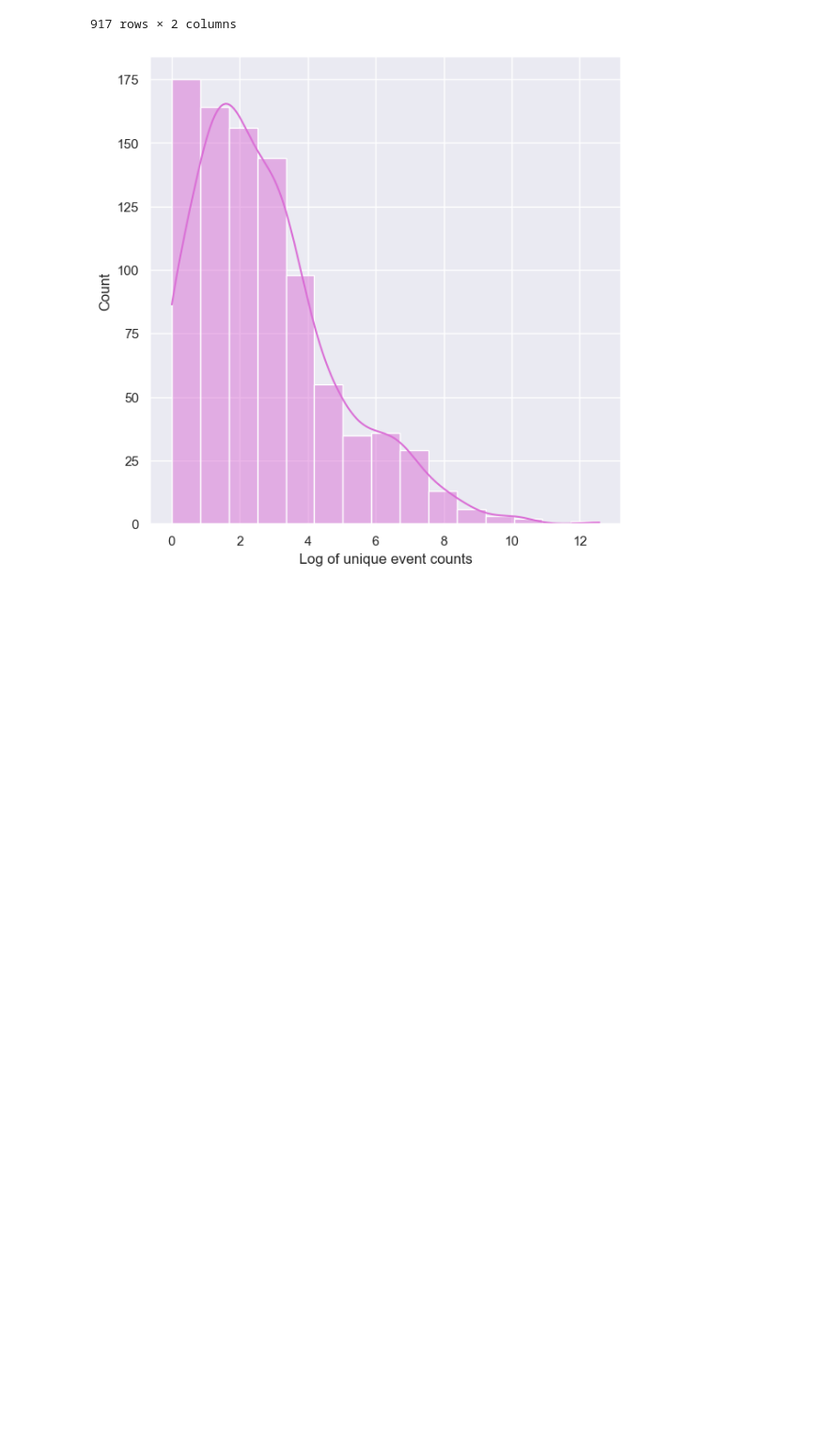
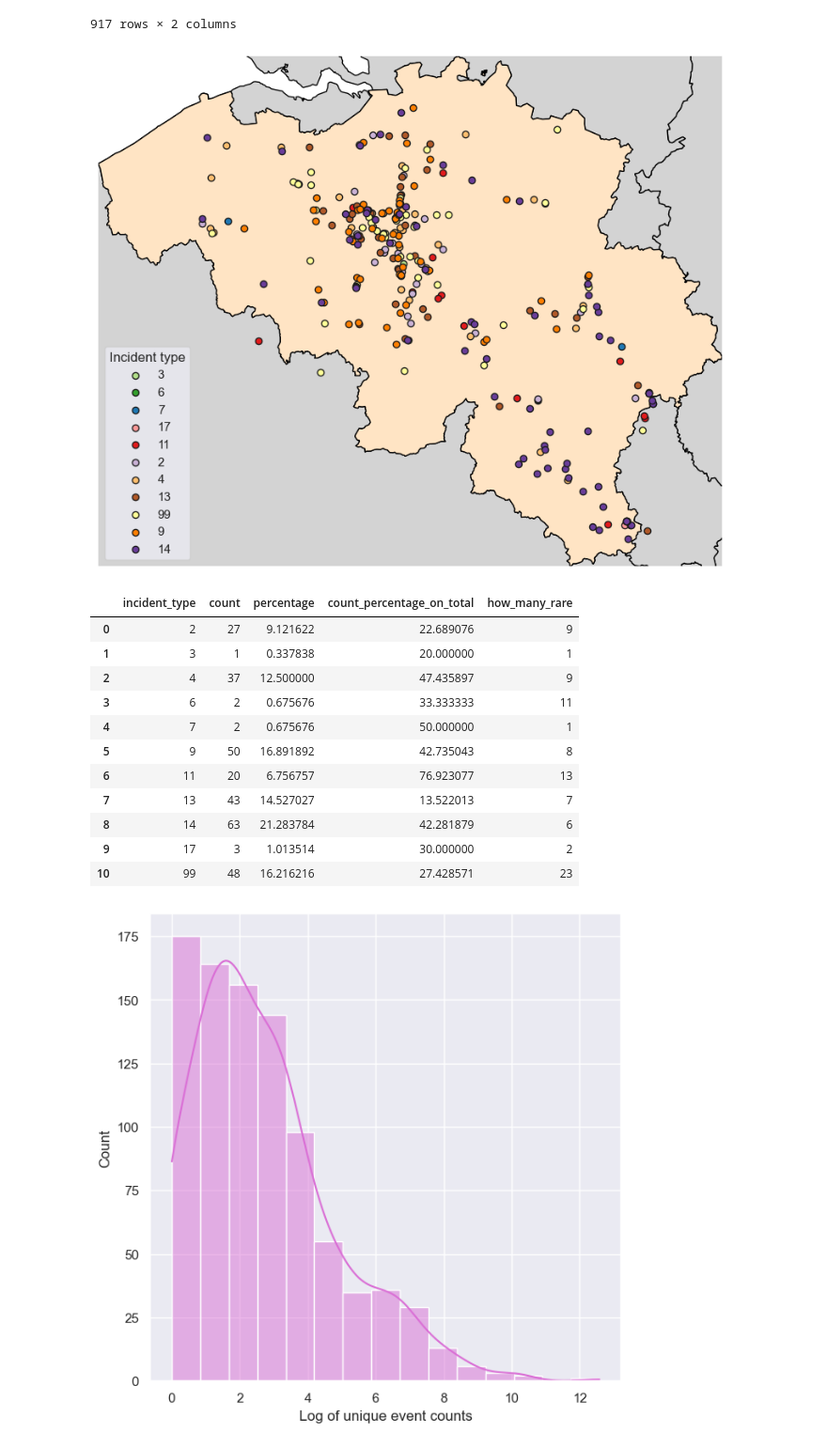
Before and after one commit to Carda01/SNCB_IncidentClassifier, a Jupyter notebook: pre_data_analysis/events_analysis.ipynb, the cells around one changed output. Shown at 94% size. Saved outputs shown, nothing was run; the diff lists cells and outputs as text; code cells hidden in the pictures; blank space fills up the shorter version.

```diff
--- a/pre_data_analysis/events_analysis.ipynb
+++ b/pre_data_analysis/events_analysis.ipynb
@@ -21,6 +21,7 @@ arrify_string_columns(original_df)
 # %% [markdown]
 ## General analysis
 # %%
+IS = IncidentStats(original_df)
 df = deep_copy(original_df)
 
 df['num_events'] = df['events_sequence'].apply(lambda x: len(x))
@@ -127,6 +117,30 @@ display(event_counts)
 | 776 | 1664 | 1 |
 | 916 | 2456 | 1 |
 917 rows × 2 columns
+# %%
+rare_events = set([event for event in event_counts[event_counts.counts_on_total <= 5].event])
+tuples_with_rare_events = df.apply(lambda x: set(x.events_sequence).intersection(rare_events), axis=1)
+df['has_rare'] = tuples_with_rare_events
+df['how_many_rare'] = tuples_with_rare_events.apply(len)
+df_with_rare_events = df[df.how_many_rare > 0]
+stats = IS.get_stats_incidents(df_with_rare_events)
+IS.get_geospatial_summary(df_with_rare_events)
+df_count_rare = df_with_rare_events[['how_many_rare', 'incident_type']]
+pd.merge(stats, df_count_rare.groupby('incident_type').max(), on='incident_type')
+# %% [output]
+[figure, added]
+|  | incident_type | count | percentage | count_percentage_on_total | how_many_rare |
+| 0 | 2 | 27 | 9.121622 | 22.689076 | 9 |
+| 1 | 3 | 1 | 0.337838 | 20.000000 | 1 |
+| 2 | 4 | 37 | 12.500000 | 47.435897 | 9 |
+| 3 | 6 | 2 | 0.675676 | 33.333333 | 11 |
+| 4 | 7 | 2 | 0.675676 | 50.000000 | 1 |
+| 5 | 9 | 50 | 16.891892 | 42.735043 | 8 |
+| 6 | 11 | 20 | 6.756757 | 76.923077 | 13 |
+| 7 | 13 | 43 | 14.527027 | 13.522013 | 7 |
+| 8 | 14 | 63 | 21.283784 | 42.281879 | 6 |
+| 9 | 17 | 3 | 1.013514 | 30.000000 | 2 |
+| 10 | 99 | 48 | 16.216216 | 27.428571 | 23 |
 # %%
 fig, ax = plt.subplots(figsize=(7, 7))
 sns.histplot(data=event_counts.counts_on_total.apply(lambda x: math.log(x)), bins=15, color='orchid', ax=ax, kde=True)
```
Also changed, not shown: parts of 7 cells of this notebook, 2 other files.
